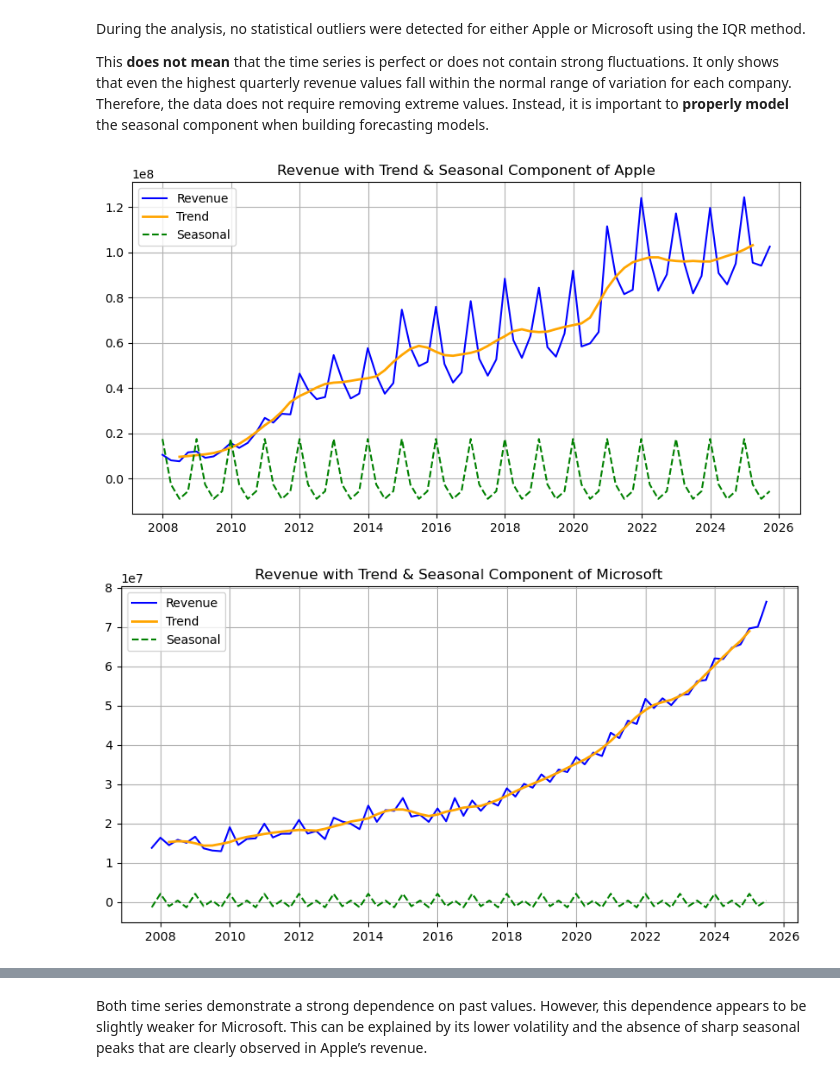
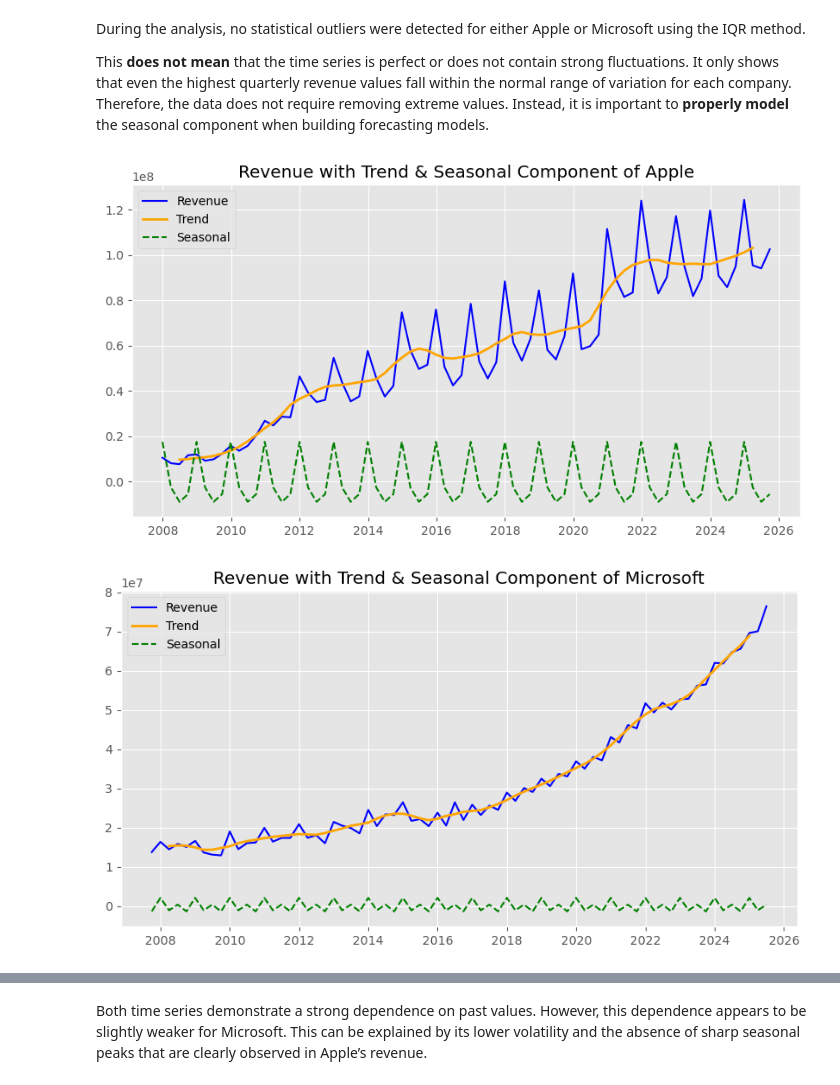
Before and after one commit to moldakasyma/diplomaWork, a Jupyter notebook: Diplomwork.ipynb, the cells around one changed output, grey strips where cells are left out. Drawn from its saved outputs; the diff is of its cells as text; code cells hidden in the pictures.

```diff
--- a/Diplomwork.ipynb
+++ b/Diplomwork.ipynb
@@ -4,6 +4,22 @@ import numpy as np
 import matplotlib.pyplot as plt
 from statsmodels.tsa.seasonal import STL
 from pandas.plotting import autocorrelation_plot
+from statsmodels.tsa.seasonal import seasonal_decompose
+from statsmodels.tsa.stattools import adfuller
+from statsmodels.graphics.tsaplots import plot_acf, plot_pacf
+import sys
+from sklearn.pipeline import Pipeline
+from sklearn.compose import ColumnTransformer
+from sklearn.preprocessing import OneHotEncoder, StandardScaler
+from sklearn.impute import SimpleImputer
+from sklearn.linear_model import LinearRegression
+from sklearn.ensemble import RandomForestRegressor
+from sklearn.svm import SVR
+import xgboost as xgb
+from xgboost import XGBRegressor
+
+plt.style.use('ggplot')
+
 
 APPLE_PATH = "apple.csv"
 MSFT_PATH  = "microsoft.csv"
@@ -377,22 +393,22 @@ Therefore, the data does not require removing extreme values. Instead, it is imp
 # %%
 for company in data["company"].unique():
     ts=data_qc[data_qc["company"]==company].sort_values("date").set_index("date")["revenue"]
     decomposition=seasonal_decompose(
         ts,
-        model="addictive",
+        model="additive",
         period=4
     )
     plt.figure(figsize=(10,5))
     plt.plot(ts, label="Revenue", color="blue")
     plt.plot(decomposition.trend, label="Trend", color="orange", linewidth=2)
     plt.plot(decomposition.seasonal, label="Seasonal", color="green", linestyle="--")
     plt.title(f"Revenue with Trend & Seasonal Component of {company}")
     plt.legend()
     plt.grid(True)
     plt.show()
 # %% [output]
-[figure, old version]
+[figure, new version]
-[figure, old version]
+[figure, new version]
 # %%
 for company in data["company"].unique():
     ts=data_qc[data_qc["company"]==company].sort_values("date").set_index("date")["revenue"]
```
Also changed, not shown: parts of 80 cells of this notebook.
